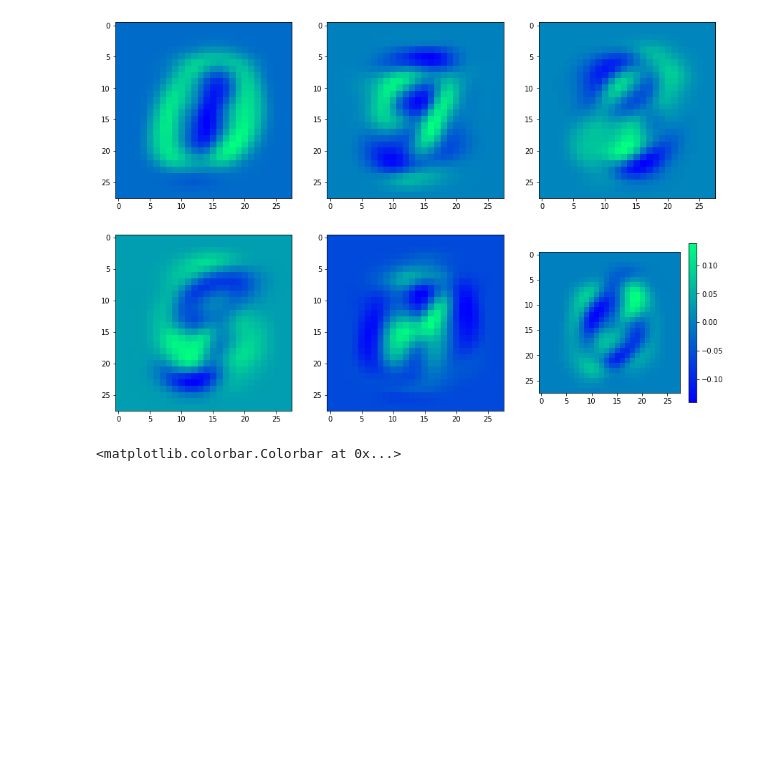
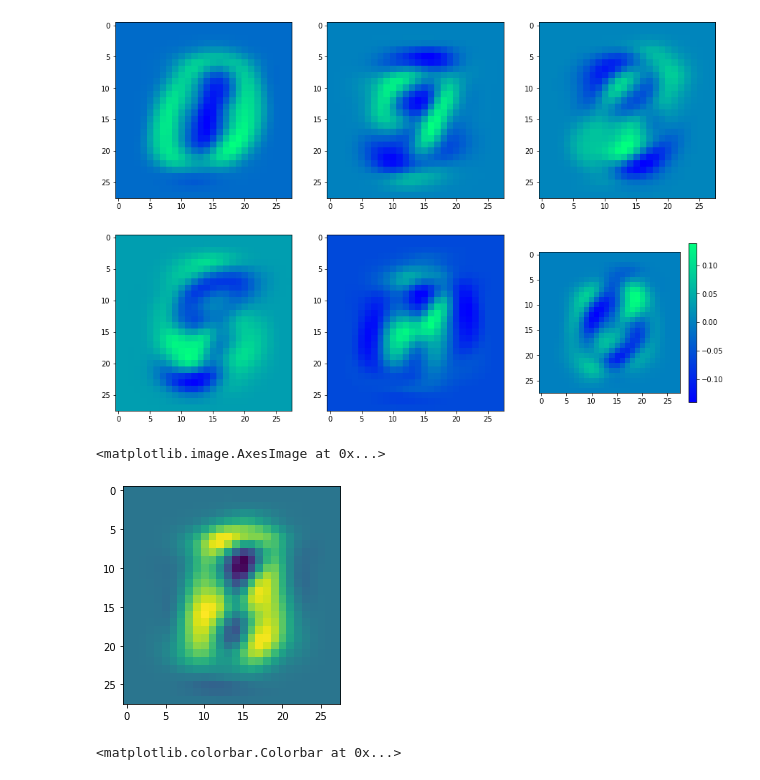
Before and after one commit to jkotula89/statistics, a Jupyter notebook: Decomposition - PCA.ipynb, the cells around one changed output. Cells and saved outputs as stored; diff of their text form; code cells hidden in the pictures; blank space fills up the shorter version.

```diff
--- a/Decomposition - PCA.ipynb
+++ b/Decomposition - PCA.ipynb
@@ -52,6 +52,14 @@ plt.colorbar(shrink=0.9)
 # %% [output]
 <matplotlib.colorbar.Colorbar at 0x...>
 [figure]
+# %%
+# what happens if we add certain components? Looks like a base 8
+
+_ = 1.0 * pca.components_[0, :] + 1.0*pca.components_[4, :]
+plt.imshow(_.reshape(28, 28))
+# %% [output]
+<matplotlib.image.AxesImage at 0x...>
+[figure, added]
 # %%
 #visualize the six principal components with the least variance
 
```
Also changed, not shown: 2 other files.
